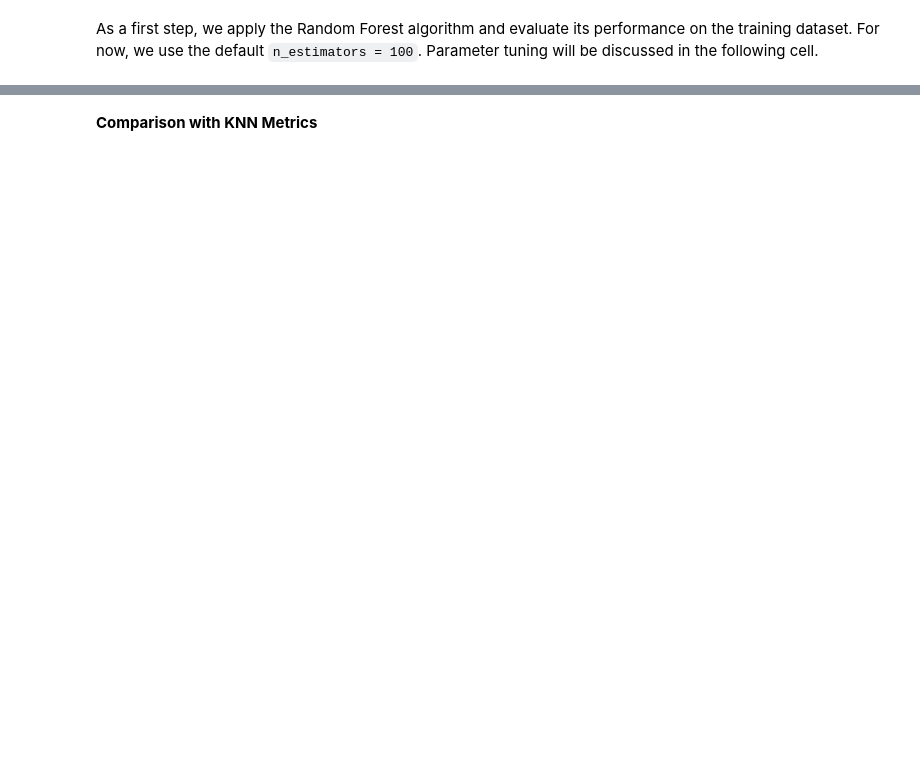
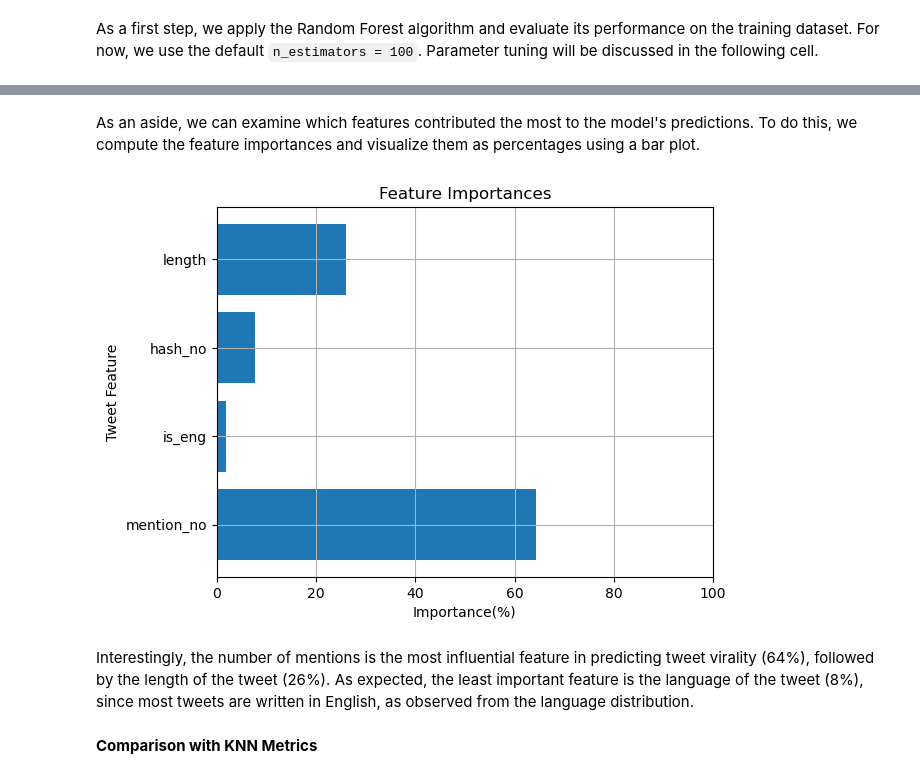
Before and after one commit to alessandrodondarini/tweet-virality-prediction, a Jupyter notebook: notebooks/supML_twitter.ipynb, the cells around one changed output, grey strips where cells are left out. Saved outputs shown, nothing was run; the diff lists cells and outputs as text; code cells hidden in the pictures; blank space fills up the shorter version.

```diff
--- a/notebooks/supML_twitter.ipynb
+++ b/notebooks/supML_twitter.ipynb
@@ -560,3 +501,17 @@ weighted avg       0.41      0.41      0.37      2220
+# %% [markdown]
+As an aside, we can examine which features contributed the most to the model's predictions. To do this, we compute the feature importances and visualize them as percentages using a bar plot.
+# %%
+plt.barh(['mention_no','is_eng','hash_no','length'],list(100*forest.feature_importances_))
+plt.xlabel("Importance(%)")
+plt.ylabel("Tweet Feature")
+plt.title("Feature Importances")
+plt.grid()
+plt.xlim(0,100)
+plt.show()
+# %% [output]
+[figure, added]
+# %% [markdown]
+Interestingly, the number of mentions is the most influential feature in predicting tweet virality (64%), followed by the length of the tweet (26%). As expected, the least important feature is the language of the tweet (8%), since most tweets are written in English, as observed from the language distribution.
 # %% [markdown]
 **Comparison with KNN Metrics**
 # %%
```
Also changed, not shown: parts of 19 cells of this notebook.
